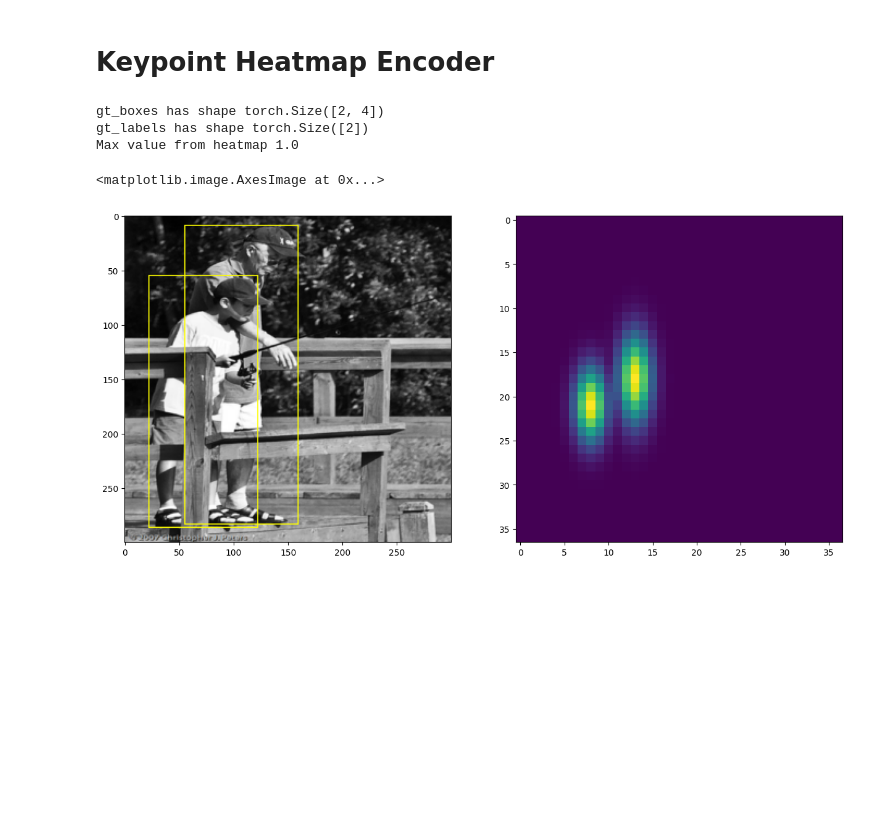
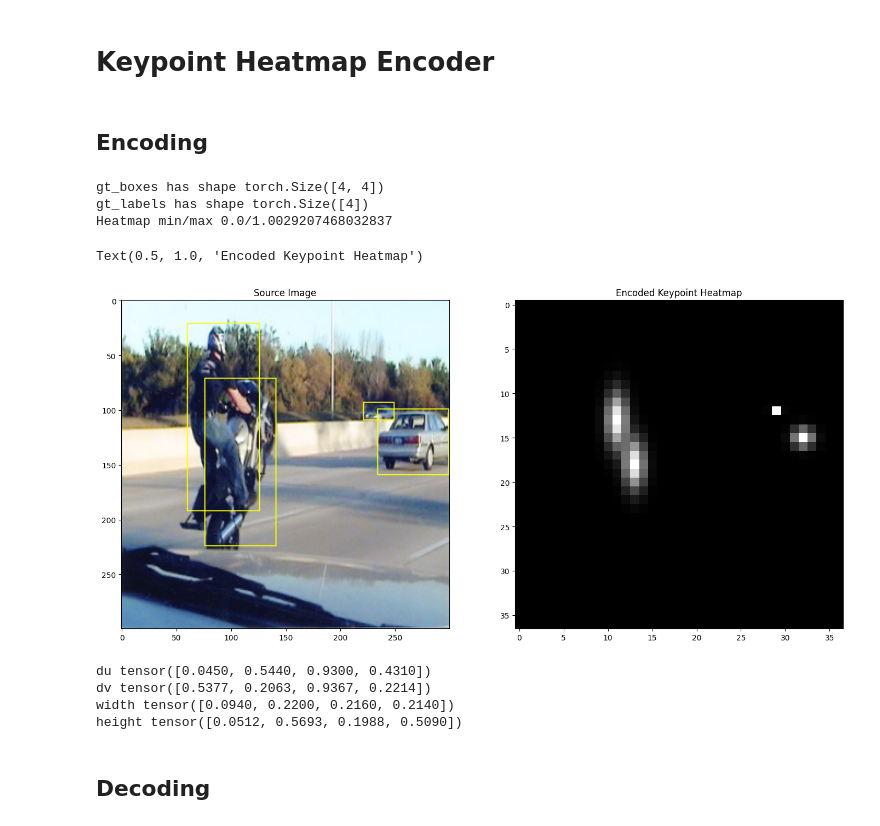
Before and after one commit to calvinfeng/deep-learning-playground, a Jupyter notebook: notebooks/test_keypoint_encoder.ipynb, the cells around one changed output. Cells and saved outputs as stored; diff of their text form; code cells hidden in the pictures; blank space fills up the shorter version.

```diff
--- a/notebooks/test_keypoint_encoder.ipynb
+++ b/notebooks/test_keypoint_encoder.ipynb
@@ -18,37 +18,53 @@ from centernet.encoder import KeypointHeatmapEncoder
 # %%
 dataset = VOCDataset('trainval', root=voc_root)
 encoder = KeypointHeatmapEncoder(heatmap_shape=(37,37), std=0.1)
+# %% [markdown]
+## Encoding
 # %%
-img_tensor, bboxes = dataset[1000]
+img_tensor, bboxes = dataset[70]
 img_tensor = img_tensor.permute(1, 2, 0).contiguous()
 
 img = img_tensor.numpy() * 255
 img = img.astype(np.uint8)
 height, width, _ = img.shape
 
 gt_boxes = bboxes[:, :4]
 gt_labels = bboxes[:, 4]
 print("gt_boxes has shape", gt_boxes.shape)
 print("gt_labels has shape", gt_labels.shape)
 
 for i, box in enumerate(gt_boxes):
     xmin, ymin, xmax, ymax = box
     umin, vmin = int(xmin * width), int(ymin * height)
     umax, vmax = int(xmax * width), int(ymax * height)
     cv2.rectangle(img, (umin, vmin), (umax, vmax), color=(255, 255, 0), thickness=1)
 
 
 center_mask, center_cls_heatmap, center_reg_heatmap = encoder.encode(gt_boxes, gt_labels.int())
+
 heatmap = center_cls_heatmap.sum(dim=0).numpy()
-print("Max value from heatmap", heatmap.max())
+print(f"Heatmap min/max {heatmap.min()}/{heatmap.max()}")
 
-
-fig, axs = plt.subplots(1, 2, figsize=(15, 8))
+fig, axs = plt.subplots(1, 2, figsize=(17, 8))
 axs[0].imshow(img)
-axs[1].imshow(heatmap)
+axs[0].set_title("Source Image")
+axs[1].imshow(heatmap, cmap='gray')
+axs[1].set_title("Encoded Keypoint Heatmap")
 # %% [output]
-gt_boxes has shape torch.Size([2, 4])
-gt_labels has shape torch.Size([2])
-Max value from heatmap 1.0
+gt_boxes has shape torch.Size([4, 4])
+gt_labels has shape torch.Size([4])
+Heatmap min/max 0.0/1.0029207468032837
-<matplotlib.image.AxesImage at 0x...>
+Text(0.5, 1.0, 'Encoded Keypoint Heatmap')
-[figure, old version]
+[figure, new version]
+# %%
+print("du", center_reg_heatmap[0, center_mask.int() > 0])
+print("dv", center_reg_heatmap[1, center_mask.int() > 0])
+print("width", center_reg_heatmap[2, center_mask.int() > 0])
+print("height", center_reg_heatmap[3, center_mask.int() > 0])
+# %% [output]
+du tensor([0.0450, 0.5440, 0.9300, 0.4310])
+dv tensor([0.5377, 0.2063, 0.9367, 0.2214])
+width tensor([0.0940, 0.2200, 0.2160, 0.2140])
+height tensor([0.0512, 0.5693, 0.1988, 0.5090])
+# %% [markdown]
+## Decoding
```
Also changed, not shown: parts of 24 cells of this notebook, 1 other file.
